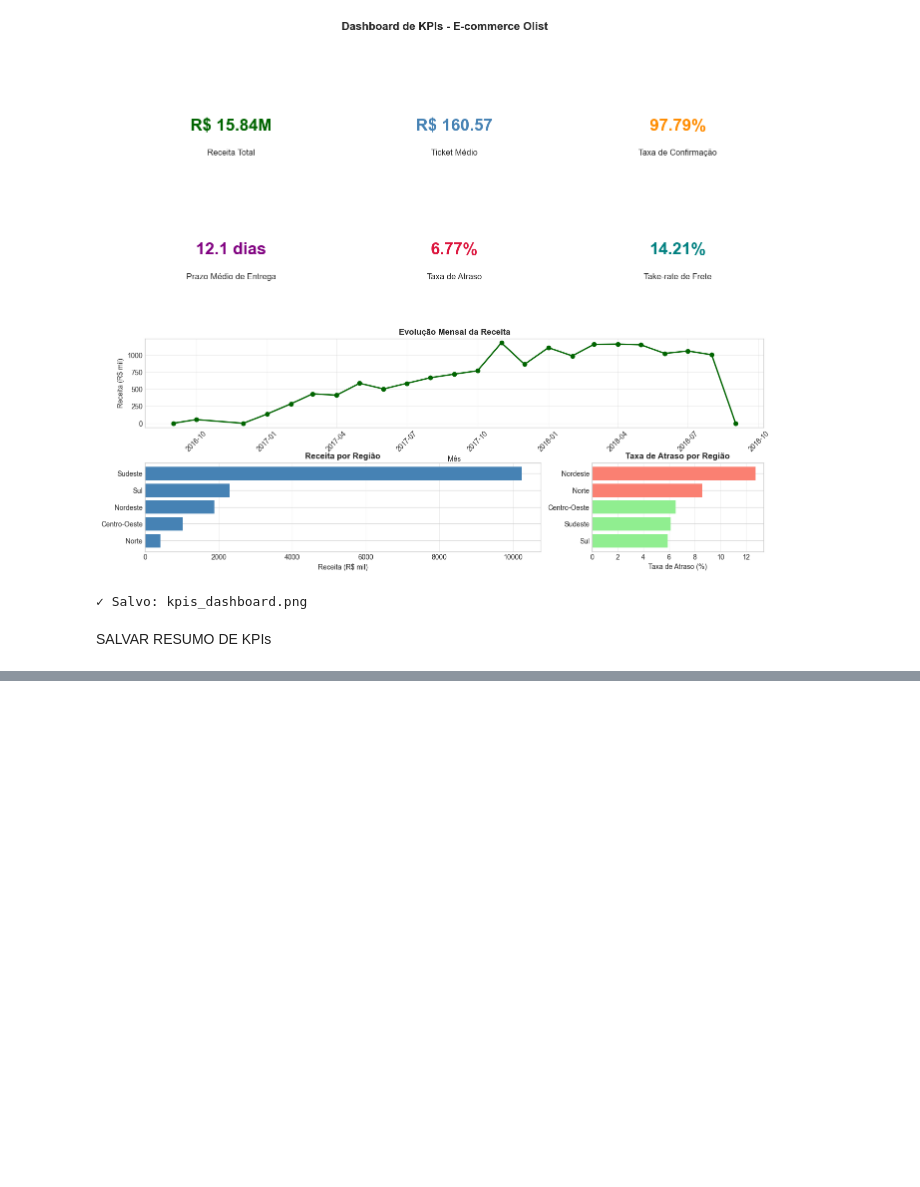
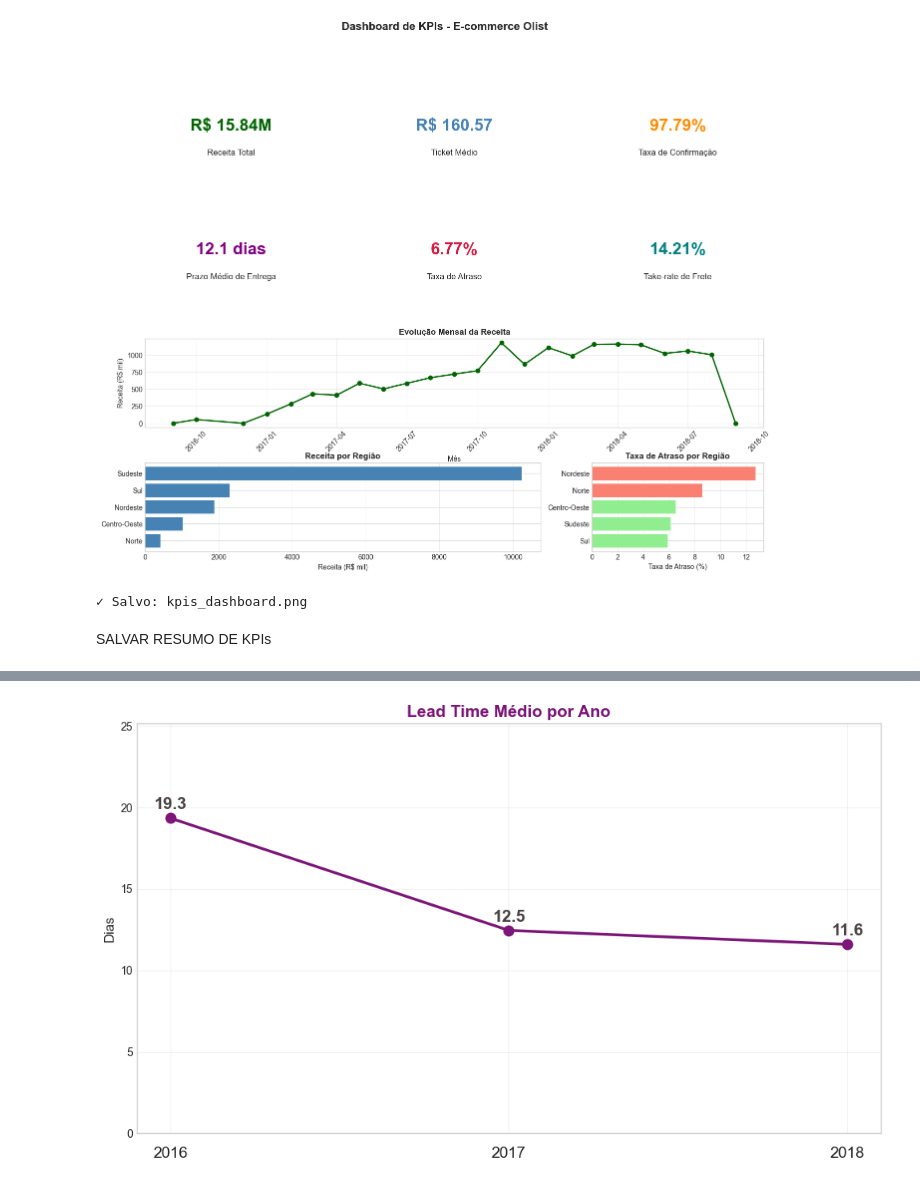
Before and after one commit to Cecimedeiros/Projeto-Estatistica, a Jupyter notebook: 04_kpis_insights.ipynb, the cells around one changed output, grey strips where cells are left out. Saved outputs shown, nothing was run; the diff lists cells and outputs as text; code cells hidden in the pictures; blank space fills up the shorter version.

```diff
--- a/04_kpis_insights.ipynb
+++ b/04_kpis_insights.ipynb
@@ -510,0 +671,46 @@ print("✓ Arquivo salvo: insights_acionaveis.csv")
+# %%
+import matplotlib.pyplot as plt
+import matplotlib.ticker as mtick
+import numpy as np
+
+anos = kpi_year["order_year"].values   # [2016, 2017, 2018]
+x = np.arange(len(anos))
+lead = kpi_year["lead_time"].values
+
+plt.figure(figsize=(10, 6))
+ax1 = plt.gca()
+
+ax1.plot(x, lead, marker="o", color=cores[0], linewidth=2.5, markersize=9)
+
+y_max = lead.max()
+ax1.set_ylim(0, y_max * 1.3)
+
+for xi, yi in zip(x, lead):
+    ax1.annotate(
+        f"{yi:.1f}",
+        (xi, yi),
+        textcoords="offset points",
+        xytext=(0, 8),
+        ha='center',
+        fontsize=15,
+        fontweight='bold',
+        color="#4a4444"
+    )
+
+ax1.set_title("Lead Time Médio por Ano", fontsize=15, fontweight="bold", color=cores[0])
+ax1.set_ylabel("Dias", fontsize=12)
+
+
+ax1.set_xticks(x)
+ax1.set_xticklabels(anos, fontsize=14)
+ax1.tick_params(axis="x", pad=12)
+ax1.set_xlabel("")
+
+ax1.grid(alpha=0.25)
+
+plt.tight_layout()
+plt.savefig('./outputs/04_kpis_insights/kpi_leadtime_ano.png',
+            dpi=300, bbox_inches='tight')
+plt.show()
+# %% [output]
+[figure, added]
```
Also changed, not shown: parts of 30 cells of this notebook, 24 other files.
